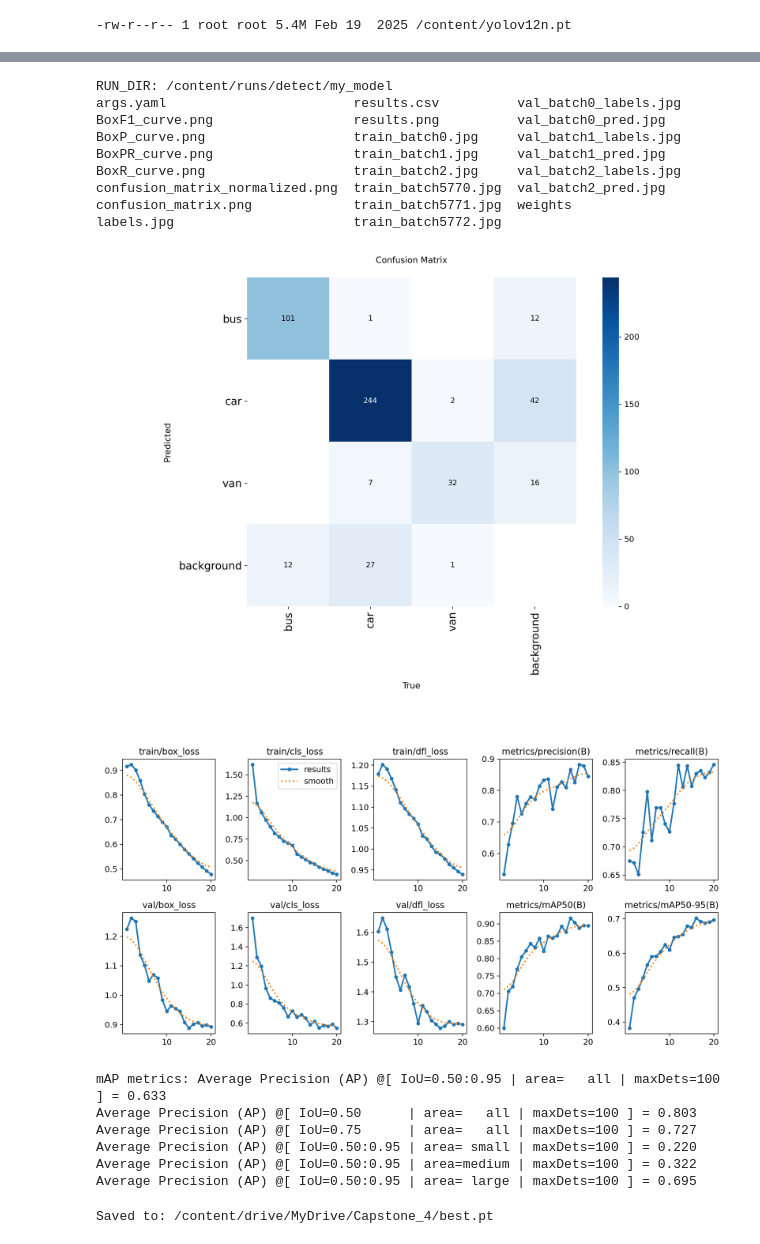
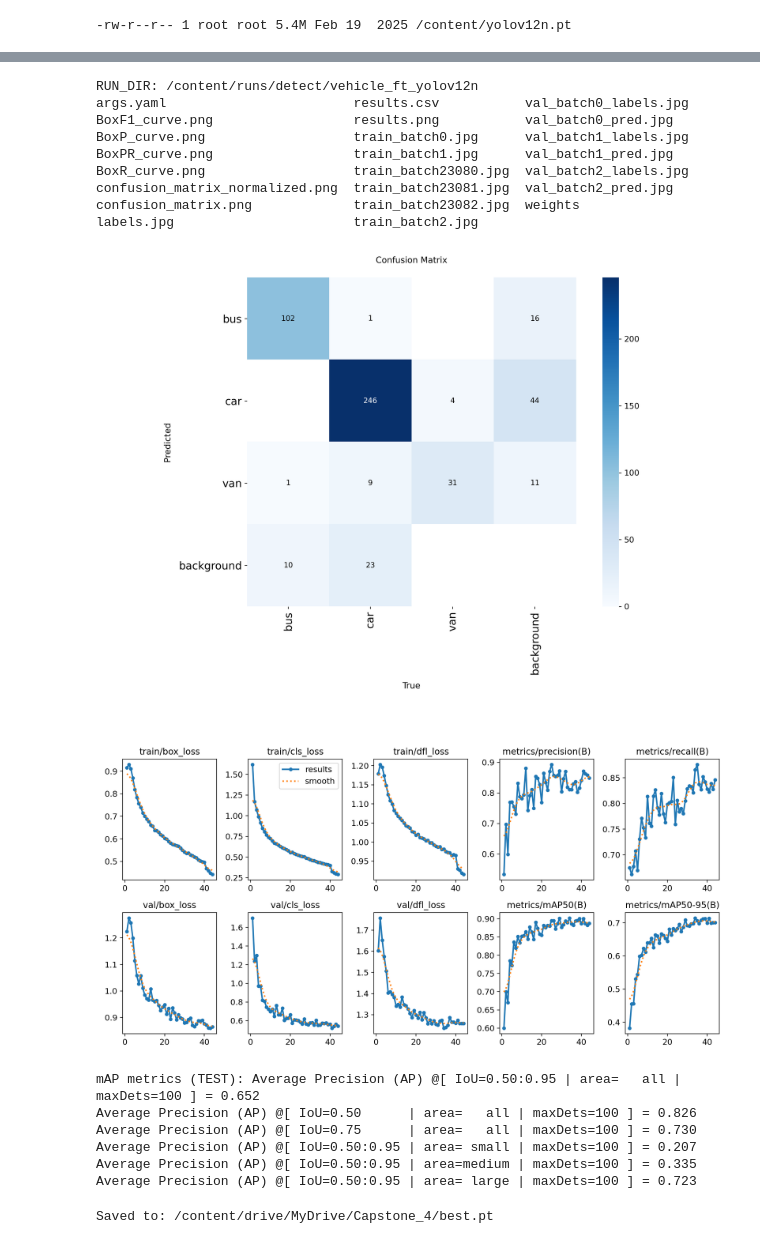
Before and after one commit to papapipopepo/yolov12-vehicle-detection-system, a Jupyter notebook: training_code/Train_YOLOv12_Vehicle_(1).ipynb, the cells around one changed output, grey strips where cells are left out. Saved outputs shown, nothing was run; the diff lists cells and outputs as text; code cells hidden in the pictures.

Commit message:
update notebook and trained model (50 epochs)

```diff
--- a/training_code/Train_YOLOv12_Vehicle_(1).ipynb
+++ b/training_code/Train_YOLOv12_Vehicle_(1).ipynb
@@ -205,27 +207,27 @@ Results saved to /content/runs/detect/predict
 # %%
-RUN_DIR = f"{HOME}/runs/detect/my_model"
+RUN_DIR = f"{HOME}/runs/detect/vehicle_ft_yolov12n"
 print("RUN_DIR:", RUN_DIR)
 !ls "{RUN_DIR}"
 
 from IPython.display import Image, display
 
 if os.path.exists(f"{RUN_DIR}/confusion_matrix.png"):
     display(Image(filename=f"{RUN_DIR}/confusion_matrix.png", width=1000))
 
 if os.path.exists(f"{RUN_DIR}/results.png"):
     display(Image(filename=f"{RUN_DIR}/results.png", width=1000))
 # %% [output]
-RUN_DIR: /content/runs/detect/my_model
-args.yaml                        results.csv          val_batch0_labels.jpg
-BoxF1_curve.png                  results.png          val_batch0_pred.jpg
-BoxP_curve.png                   train_batch0.jpg     val_batch1_labels.jpg
-BoxPR_curve.png                  train_batch1.jpg     val_batch1_pred.jpg
-BoxR_curve.png                   train_batch2.jpg     val_batch2_labels.jpg
-confusion_matrix_normalized.png  train_batch5770.jpg  val_batch2_pred.jpg
-confusion_matrix.png             train_batch5771.jpg  weights
-labels.jpg                       train_batch5772.jpg
+RUN_DIR: /content/runs/detect/vehicle_ft_yolov12n
+args.yaml                        results.csv           val_batch0_labels.jpg
+BoxF1_curve.png                  results.png           val_batch0_pred.jpg
+BoxP_curve.png                   train_batch0.jpg      val_batch1_labels.jpg
+BoxPR_curve.png                  train_batch1.jpg      val_batch1_pred.jpg
+BoxR_curve.png                   train_batch23080.jpg  val_batch2_labels.jpg
+confusion_matrix_normalized.png  train_batch23081.jpg  val_batch2_pred.jpg
+confusion_matrix.png             train_batch23082.jpg  weights
+labels.jpg                       train_batch2.jpg
 [figure]
-[figure, old version]
+[figure, new version]
 # %%
 import supervision as sv
 from supervision.metrics import MeanAveragePrecision
@@ -236,24 +238,22 @@ ds = sv.DetectionDataset.from_yolo(
     data_yaml_path=data_yaml
 )
 
-best_model = YOLO(f"{RUN_DIR}/weights/best.pt")
-
 predictions, targets = [], []
 for _, image, target in ds:
-    res = best_model(image, verbose=False)[0]
+    res = model(image, verbose=False)[0]
     det = sv.Detections.from_ultralytics(res)
     predictions.append(det)
     targets.append(target)
 
 map_metrics = MeanAveragePrecision().update(predictions, targets).compute()
-print("mAP metrics:", map_metrics)
+print("mAP metrics (TEST):", map_metrics)
 # %% [output]
-mAP metrics: Average Precision (AP) @[ IoU=0.50:0.95 | area=   all | maxDets=100 ] = 0.633
-Average Precision (AP) @[ IoU=0.50      | area=   all | maxDets=100 ] = 0.803
-Average Precision (AP) @[ IoU=0.75      | area=   all | maxDets=100 ] = 0.727
-Average Precision (AP) @[ IoU=0.50:0.95 | area= small | maxDets=100 ] = 0.220
-Average Precision (AP) @[ IoU=0.50:0.95 | area=medium | maxDets=100 ] = 0.322
-Average Precision (AP) @[ IoU=0.50:0.95 | area= large | maxDets=100 ] = 0.695
+mAP metrics (TEST): Average Precision (AP) @[ IoU=0.50:0.95 | area=   all | maxDets=100 ] = 0.652
+Average Precision (AP) @[ IoU=0.50      | area=   all | maxDets=100 ] = 0.826
+Average Precision (AP) @[ IoU=0.75      | area=   all | maxDets=100 ] = 0.730
+Average Precision (AP) @[ IoU=0.50:0.95 | area= small | maxDets=100 ] = 0.207
+Average Precision (AP) @[ IoU=0.50:0.95 | area=medium | maxDets=100 ] = 0.335
+Average Precision (AP) @[ IoU=0.50:0.95 | area= large | maxDets=100 ] = 0.723
 # %%
 DEST = "/content/drive/MyDrive/Capstone_4/best.pt"
 !cp "{RUN_DIR}/weights/best.pt" "{DEST}"
```
Also changed, not shown: parts of 5 cells of this notebook.
